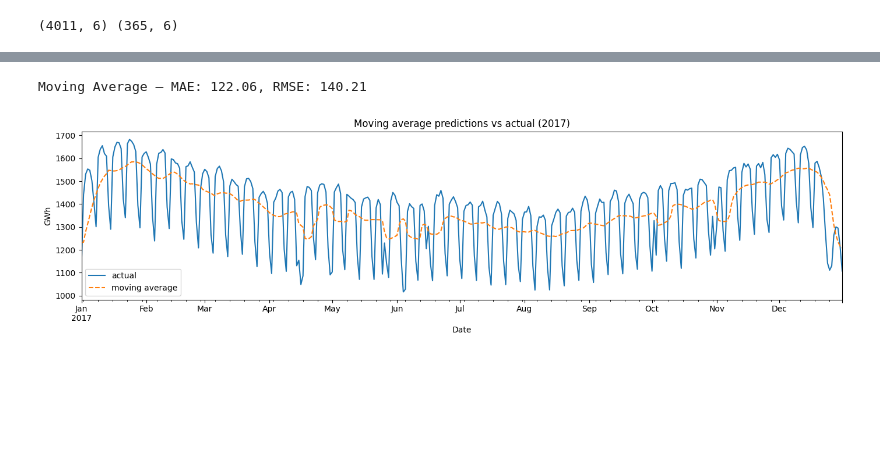
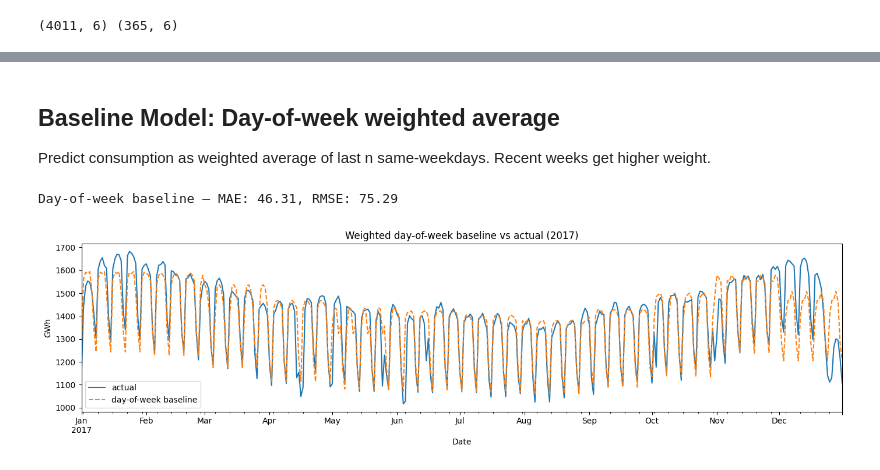
Before and after one commit to hilmyzfr/energy-consumption-forecaster, a Jupyter notebook: notebooks/01_eda.ipynb, the cells around one changed output, grey strips where cells are left out. Drawn from its saved outputs; the diff is of its cells as text; code cells hidden in the pictures; blank space fills up the shorter version.

```diff
--- a/notebooks/01_eda.ipynb
+++ b/notebooks/01_eda.ipynb
@@ -164,24 +158,0 @@ No ML, just a sanity check to beat.
-# %%
-from sklearn.metrics import mean_absolute_error, mean_squared_error
-import numpy as np
-
-# moving average prediction = rolling_7 feature (already computed)
-ma_pred = test['rolling_7']
-
-mae_ma = mean_absolute_error(y_test, ma_pred)
-rmse_ma = np.sqrt(mean_squared_error(y_test, ma_pred))
-
-print(f"Moving Average — MAE: {mae_ma:.2f}, RMSE: {rmse_ma:.2f}")
-# %% [output]
-Moving Average — MAE: 122.06, RMSE: 140.21
-# %%
-fig, ax = plt.subplots(figsize=(14, 4))
-y_test.plot(ax=ax, label='actual')
-ma_pred.plot(ax=ax, label='moving average', linestyle='--')
-ax.set_title('Moving average predictions vs actual (2017)')
-ax.set_ylabel('GWh')
-ax.legend()
-plt.tight_layout()
-plt.show()
-# %% [output]
-[figure, removed]
@@ -194,0 +159,49 @@ This is the baseline to beat.
+# %% [markdown]
+## Baseline Model: Day-of-week weighted average
+Predict consumption as weighted average of last n same-weekdays.
+Recent weeks get higher weight.
+# %%
+def dow_average_baseline(train, test, n_weeks=5, decay=0.85):
+    predictions = []
+
+    for date, row in test.iterrows():
+        dow = date.dayofweek
+        month = date.month
+
+        # get same weekday AND same month from training
+        same_dow_month = train[
+            (train.index.dayofweek == dow) &
+            (train.index.month == month)
+        ]
+
+        # take last n occurrences
+        last_n = same_dow_month.iloc[-n_weeks:]
+
+        # exponential weights — most recent gets highest weight
+        weights = np.array([decay ** i for i in range(len(last_n)-1, -1, -1)])
+        weights = weights / weights.sum()
+
+        pred = np.average(last_n['Consumption'].values, weights=weights)
+        predictions.append(pred)
+
+    return np.array(predictions)
+
+dow_pred = dow_average_baseline(train, test)
+
+mae_dow = mean_absolute_error(y_test, dow_pred)
+rmse_dow = np.sqrt(mean_squared_error(y_test, dow_pred))
+
+print(f"Day-of-week baseline — MAE: {mae_dow:.2f}, RMSE: {rmse_dow:.2f}")
+# %% [output]
+Day-of-week baseline — MAE: 46.31, RMSE: 75.29
+# %%
+fig, ax = plt.subplots(figsize=(14, 4))
+y_test.plot(ax=ax, label='actual')
+pd.Series(dow_pred, index=y_test.index).plot(ax=ax, label='day-of-week baseline', linestyle='--')
+ax.set_title('Weighted day-of-week baseline vs actual (2017)')
+ax.set_ylabel('GWh')
+ax.legend()
+plt.tight_layout()
+plt.show()
+# %% [output]
+[figure, added]
```
Also changed, not shown: parts of 5 cells of this notebook.
